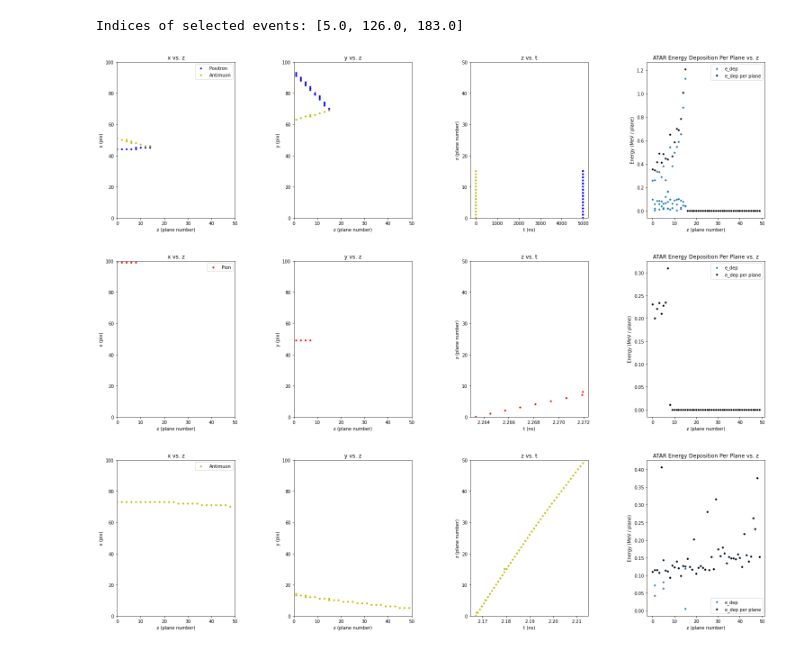
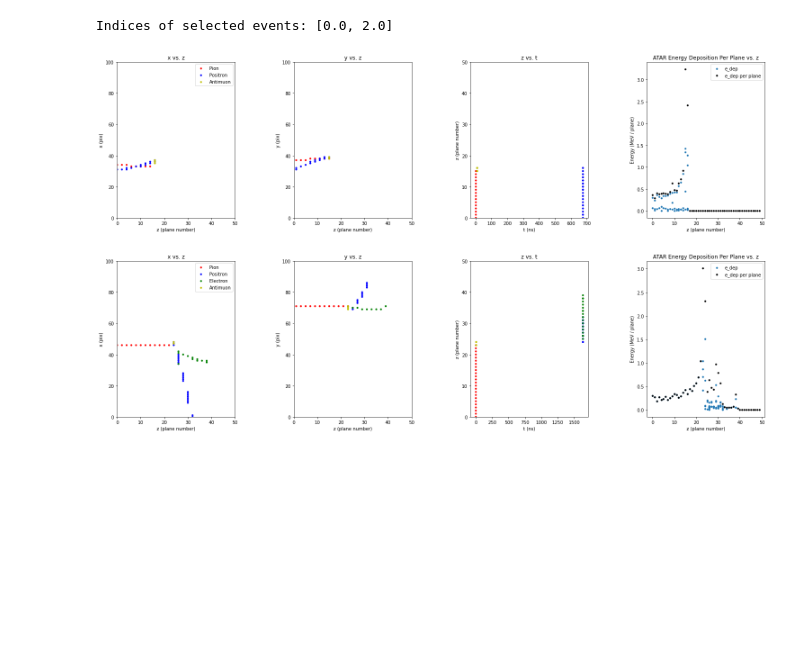
Before and after one commit to blah151/ATAR-Decay-Exploration, a Jupyter notebook: atar_exploration.ipynb, the cells around one changed output. Saved outputs shown, nothing was run; the diff lists cells and outputs as text; code cells hidden in the pictures; blank space fills up the shorter version.

```diff
--- a/atar_exploration.ipynb
+++ b/atar_exploration.ipynb
@@ -26,11 +26,15 @@ def process_event(tree, event_index):
     npixels_per_plane = 100
     event = Event()
 
+    #Init time value so 1st loop below works.
+    cur_time = 0
+
     #Extract x vs. t, y vs. t, and z vs. t data. Also add indexed color coding to represent different particles.
     for i in range(pixel_hits.size()):
         plane = int(np.floor((pixel_hits[i] - 1 - 100_000) / npixels_per_plane))
 
         cur_val = (pixel_hits[i] - 1) % npixels_per_plane
+        last_time = cur_time    #Allows us to note any large time gaps for later analysis.
         cur_time = pixel_times[i]
 
         if pixel_pdg[i] == 211:
@@ -56,15 +60,17 @@ def process_event(tree, event_index):
 
         event.z_data.append(plane)
         event.E_data.append(pixel_edep[i])
+
+        # #Keep track of any gaps in time between decays.
+        if cur_time - last_time > 1.0:      #TODO: Adjust this time gap (in ns) as needed.
+            event.gap_times.append(cur_time - last_time)
+
         #Keep track of sum of energies deposited in each plane.
         event.E_per_plane[plane] += pixel_edep[i]
 
     #Keep track of maximum energy deposited per plane in this event.
     event.max_E = max(event.E_per_plane)
 
-    #Keep track of the gap time if there is one.
-    event.gap_time = 0
-
     return event
 # %%
 #Show some useful parameters describing our event.
@@ -180,18 +187,22 @@ def select_events(tree, is_event_DAR, num_events):
 #is_event_DAR: Value of 0 = decays in flight, 1 = decays at rest, 2 = all data used.
 #display_text_output = True / False controls whether we should have text info / not have text info displayed.
 #display_plots = True / False controls whether event data is plotted or not.
-#num_events allows us to plot multiple events with the specified conditions from the tree.
+#num_events allows us to plot multiple events with the specified conditions from the tree.\
+#gap_times = True / False means we should show / not show gap times between decays if any are present.
 def event_visualization(tree, is_event_DAR, display_text_output, display_plots, num_events):
 
     #Get num_events indices for events that satisfy DAR / DIF criteria.
-    events = select_events(tree, is_event_DAR, num_events)
+    event_indices = select_events(tree, is_event_DAR, num_events)
 
     #Use max edep per plane as a heuristic to distinguish between DIFs and DARs.
     max_Es = []
 
+    #Keep track of gap times.
+    gap_times = []
+
     #For each of the event indices specified, process the corresponding event and display useful output if we want, then plot it.
-    for i in range(len(events)):
-        e = process_event(tree, events[i])
+    for i in range(len(event_indices)):
+        e = process_event(tree, event_indices[i])
 
         if display_text_output:
             display_event(e)
@@ -199,9 +210,12 @@ def event_visualization(tree, is_event_DAR, display_text_output, display_plots,
         if display_plots:
             plot_event(e, 50)
 
+        for gt in e.gap_times:
+            gap_times.append(gt)
+
         max_Es.append(e.max_E)
 
-    return max_Es
+    return (max_Es, gap_times)
 # %%
 #Compare the maximum energy deposition of decays in flight and decays at rest. Show mean, median, and standard deviation for both sets of maximum energies, then plot them in
 #histogram form. One should notice that the DARs have a higher median energy deposited, though the means may be closer due to large outliers present in some DIF data.
@@ -273,11 +323,7 @@ Indices of selected events: [66.0, 102.0, 115.0]
 # %%
-#Explore pion --> muon --> e data.
-PiMuEfile = r.TFile("pienux_out_stripped_muons.root")
-PiMuEtree = PiMuEfile.Get("atar")
-
-max_Es = event_visualization(PiMuEtree, 0, False, True, 3)
+#Just look at plots for the pion --> muon --> e data.
+out_data = event_visualization(PiMuEtree, 1, False, True, 2)
 # %% [output]
-Indices of selected events: [5.0, 126.0, 183.0]
+Indices of selected events: [0.0, 2.0]
-[figure, old version]
+[figure, new version]
-[figure, old version]
+[figure, new version]
-[figure, removed]
```
Also changed, not shown: parts of 6 cells of this notebook, 1 other file.
